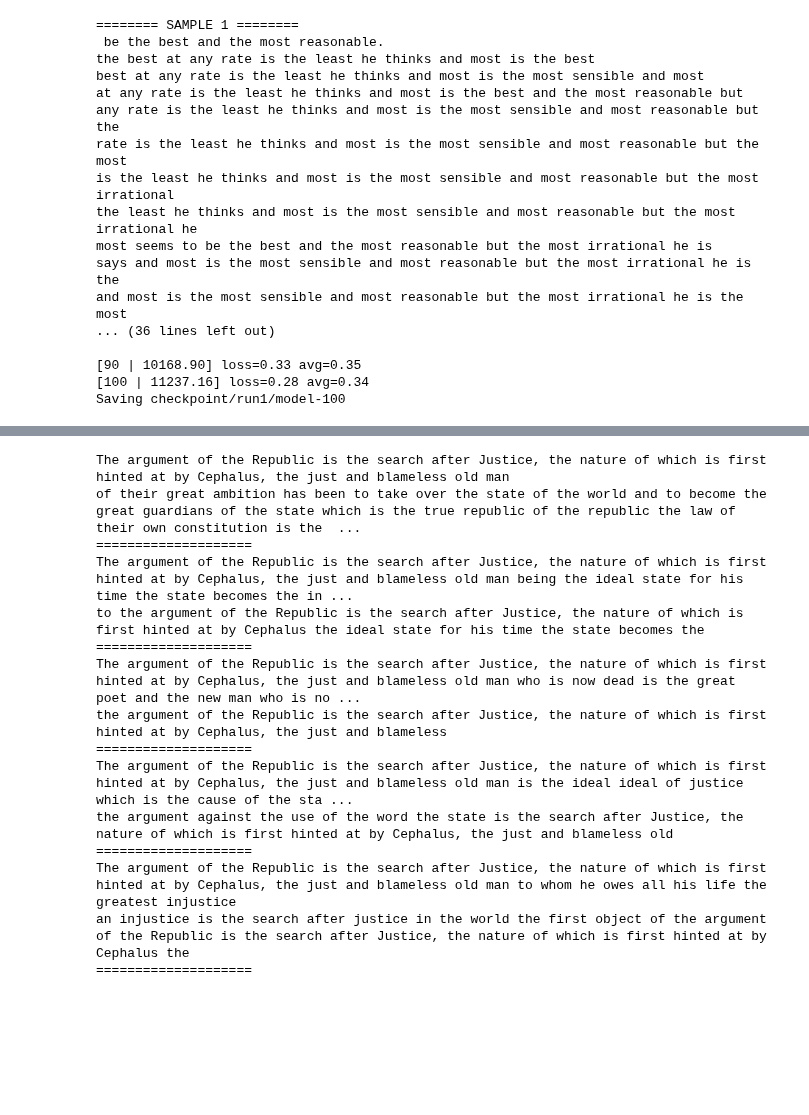
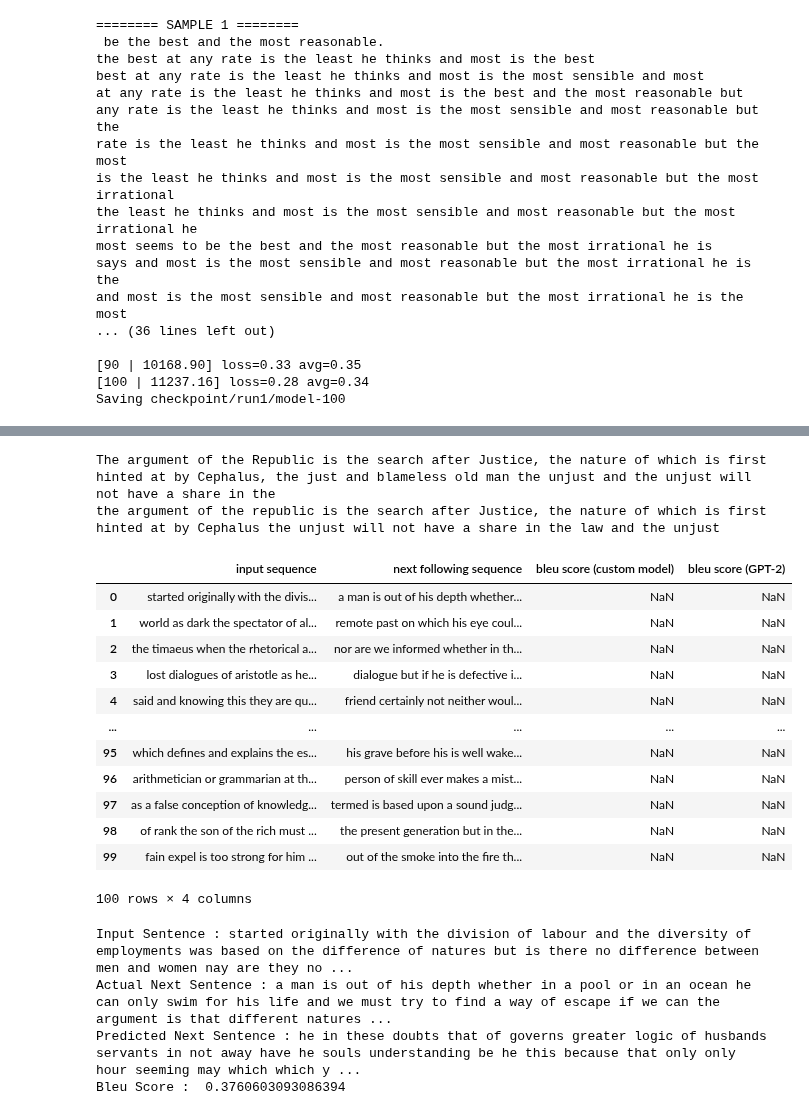
Before and after one commit to Arnab1181412/Text-Generation-using-Attention-Mechanism-and-GPT-2, a Jupyter notebook: Text_Generation.ipynb, the cells around one changed output, grey strips where cells are left out. Drawn from its saved outputs; the diff is of its cells as text; code cells hidden in the pictures; blank space fills up the shorter version.

```diff
--- a/Text_Generation.ipynb
+++ b/Text_Generation.ipynb
@@ -375,23 +346,54 @@ gpt2.generate(session,
               length = 50,
               temperature = 0.7,
               prefix = seq_3,
-              nsamples = 5,
-              batch_size = 5,
-              top_k = 40
+              nsamples = 1,
+              batch_size = 1,
+
               )
 # %% [output]
-The argument of the Republic is the search after Justice, the nature of which is first hinted at by Cephalus, the just and blameless old man
-of their great ambition has been to take over the state of the world and to become the great guardians of the state which is the true republic of the republic the law of their own constitution is the  ...
-====================
-The argument of the Republic is the search after Justice, the nature of which is first hinted at by Cephalus, the just and blameless old man being the ideal state for his time the state becomes the in ...
-to the argument of the Republic is the search after Justice, the nature of which is first hinted at by Cephalus the ideal state for his time the state becomes the
-====================
-The argument of the Republic is the search after Justice, the nature of which is first hinted at by Cephalus, the just and blameless old man who is now dead is the great poet and the new man who is no ...
-the argument of the Republic is the search after Justice, the nature of which is first hinted at by Cephalus, the just and blameless
-====================
-The argument of the Republic is the search after Justice, the nature of which is first hinted at by Cephalus, the just and blameless old man is the ideal ideal of justice which is the cause of the sta ...
-the argument against the use of the word the state is the search after Justice, the nature of which is first hinted at by Cephalus, the just and blameless old
-====================
-The argument of the Republic is the search after Justice, the nature of which is first hinted at by Cephalus, the just and blameless old man to whom he owes all his life the greatest injustice
-an injustice is the search after justice in the world the first object of the argument of the Republic is the search after Justice, the nature of which is first hinted at by Cephalus the
-====================
+The argument of the Republic is the search after Justice, the nature of which is first hinted at by Cephalus, the just and blameless old man the unjust and the unjust will not have a share in the
+the argument of the republic is the search after Justice, the nature of which is first hinted at by Cephalus the unjust will not have a share in the law and the unjust
+# %%
+SEED = np.random.seed(25)
+dataframe = pd.DataFrame(columns=['input sequence','next following sequence','bleu score (custom model)','bleu score (GPT-2)'])
+input_seqs = []
+next_seqs = []
+for i in range(100):
+  pos = np.random.randint(0,len(lines)-50)
+  input_seq = ' '.join(lines[pos].split()[:-1])
+  input_seqs.append(input_seq)
+  next_seq = ' '.join(lines[pos + 50].split()[:-1])
+  next_seqs.append(next_seq)
+
+dataframe['input sequence']   = input_seqs
+dataframe['next following sequence'] = next_seqs
+dataframe
+# %% [output]
+|  | input sequence | next following sequence | bleu score (custom model) | bleu score (GPT-2) |
+| 0 | started originally with the divis... | a man is out of his depth whether... | NaN | NaN |
+| 1 | world as dark the spectator of al... | remote past on which his eye coul... | NaN | NaN |
+| 2 | the timaeus when the rhetorical a... | nor are we informed whether in th... | NaN | NaN |
+| 3 | lost dialogues of aristotle as he... | dialogue but if he is defective i... | NaN | NaN |
+| 4 | said and knowing this they are qu... | friend certainly not neither woul... | NaN | NaN |
+| ... | ... | ... | ... | ... |
+| 95 | which defines and explains the es... | his grave before his is well wake... | NaN | NaN |
+| 96 | arithmetician or grammarian at th... | person of skill ever makes a mist... | NaN | NaN |
+| 97 | as a false conception of knowledg... | termed is based upon a sound judg... | NaN | NaN |
+| 98 | of rank the son of the rich must ... | the present generation but in the... | NaN | NaN |
+| 99 | fain expel is too strong for him ... | out of the smoke into the fire th... | NaN | NaN |
+100 rows × 4 columns
+# %%
+s0 = dataframe['input sequence'][0]
+print('Input Sentence : {}'.format(s0))
+t0 = gen(final_model,s0)
+a0 = dataframe['next following sequence'][0]
+print('Actual Next Sentence : {}'.format(a0))
+split_a0 = a0.split()
+split_t0 = t0.split()[50:]
+print('Predicted Next Sentence : {}'.format(' '.join(split_t0)))
+print('Bleu Score : ',sentence_bleu(split_a0,split_t0))
+# %% [output]
+Input Sentence : started originally with the division of labour and the diversity of employments was based on the difference of natures but is there no difference between men and women nay are they no ...
+Actual Next Sentence : a man is out of his depth whether in a pool or in an ocean he can only swim for his life and we must try to find a way of escape if we can the argument is that different natures ...
+Predicted Next Sentence : he in these doubts that of governs greater logic of husbands servants in not away have he souls understanding be he this because that only only hour seeming may which which y ...
+Bleu Score :  0.3760603093086394
```
Also changed, not shown: parts of 13 cells of this notebook.
